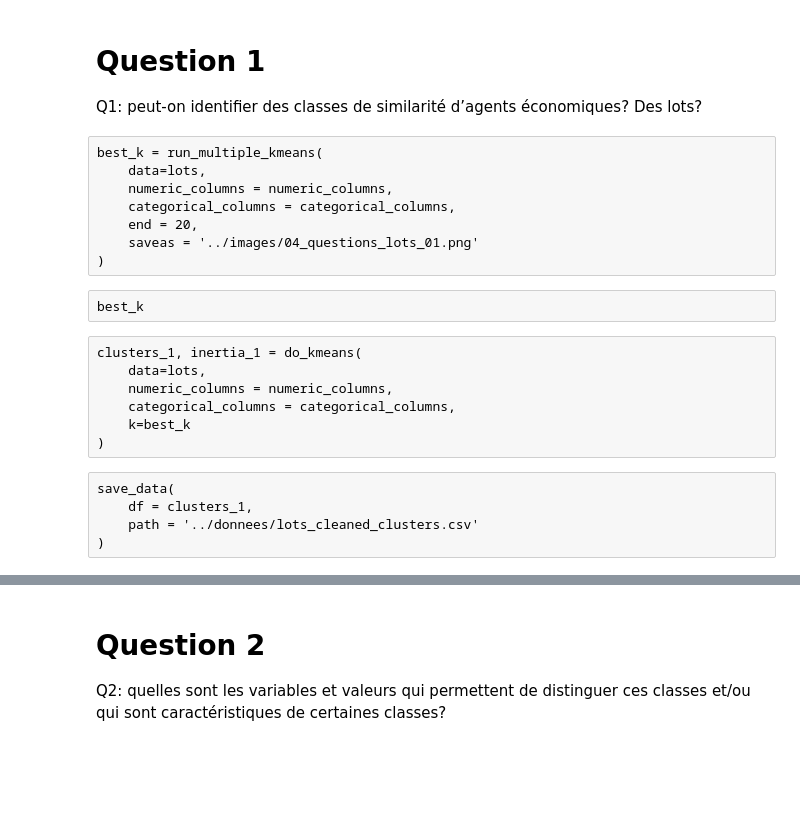
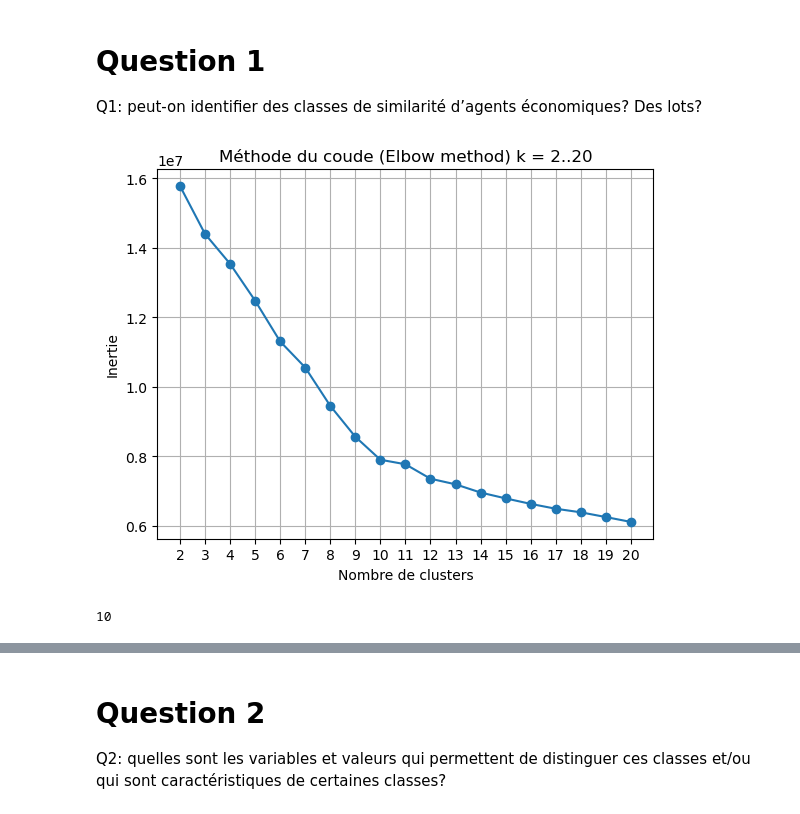
Before and after one commit to abdelhadi-essabri/FOPPA_Project, a Jupyter notebook: 04_questionnement/lots.ipynb, the cells around one changed output, grey strips where cells are left out. Drawn from its saved outputs; the diff is of its cells as text; code cells hidden in the pictures; blank space fills up the shorter version.

```diff
--- a/04_questionnement/lots.ipynb
+++ b/04_questionnement/lots.ipynb
@@ -58,25 +58,17 @@ categorical_columns = [
 ]
 # %%
 lots = get_awardDate_info(lots)
-# %% [raw]
-best_k = run_multiple_kmeans(
-    data=lots,
-    numeric_columns = numeric_columns,
-    categorical_columns = categorical_columns,
-    end = 20,
-    saveas = '../images/04_questions_lots_01.png'
-)
-# %% [raw]
-best_k
-# %% [raw]
-clusters_1, inertia_1 = do_kmeans(
-    data=lots,
-    numeric_columns = numeric_columns,
-    categorical_columns = categorical_columns,
-    k=best_k
-)
-# %% [raw]
-save_data(
-    df = clusters_1,
-    path = '../donnees/lots_cleaned_clusters.csv'
-)
+# %%
+best_k = run_multiple_kmeans(
+    data=lots,
+    numeric_columns = numeric_columns,
+    categorical_columns = categorical_columns,
+    end = 20,
+    saveas = '../images/04_questions_lots_01.png'
+)
+# %% [output]
+[figure, added]
+# %%
+best_k
+# %% [output]
+10
```
Also changed, not shown: parts of 39 cells of this notebook, 3 other files.
